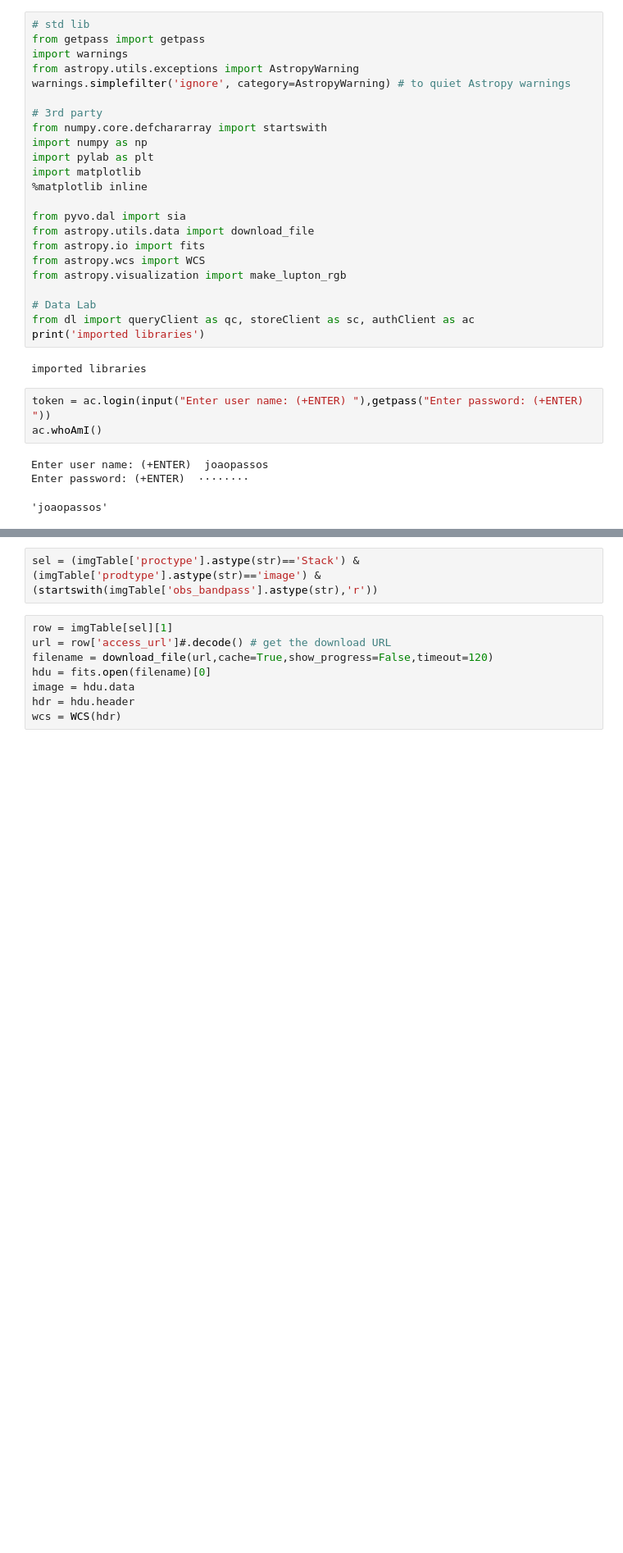
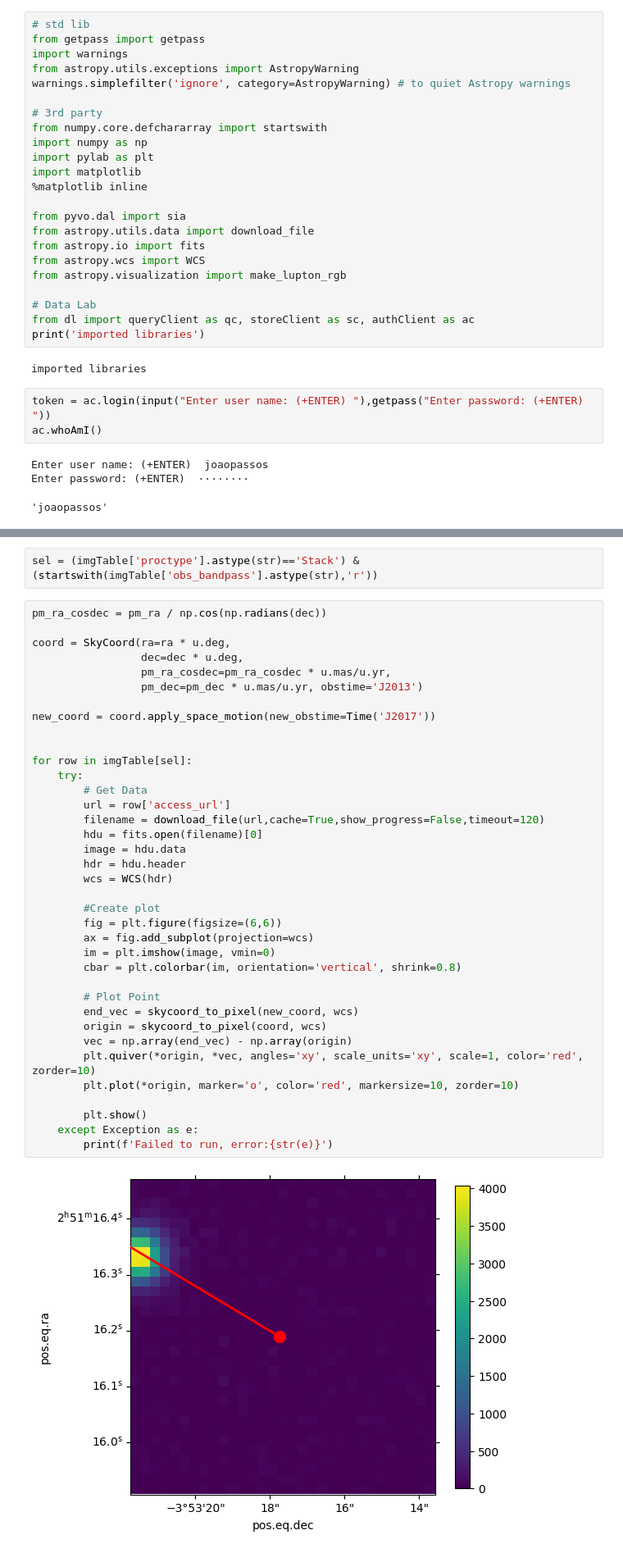
Before and after one commit to JoaoDPassos/brown-dwarf-search, a Jupyter notebook: Jupyter Notebooks/hpms_search/obtain_images.ipynb, the cells around one changed output, grey strips where cells are left out. Shown at 82% size. Saved outputs shown, nothing was run; the diff lists cells and outputs as text; blank space fills up the shorter version.

```diff
--- a/Jupyter Notebooks/hpms_search/obtain_images.ipynb
+++ b/Jupyter Notebooks/hpms_search/obtain_images.ipynb
@@ -155,10 +285,41 @@ Table length=78
 # %%
-sel = (imgTable['proctype'].astype(str)=='Stack') & (imgTable['prodtype'].astype(str)=='image') & (startswith(imgTable['obs_bandpass'].astype(str),'r'))
+sel = (imgTable['proctype'].astype(str)=='Stack') & (startswith(imgTable['obs_bandpass'].astype(str),'r'))
 # %%
-row = imgTable[sel][1]
-url = row['access_url']#.decode() # get the download URL
-filename = download_file(url,cache=True,show_progress=False,timeout=120)
-hdu = fits.open(filename)[0]
-image = hdu.data
-hdr = hdu.header
-wcs = WCS(hdr)
+pm_ra_cosdec = pm_ra / np.cos(np.radians(dec))
+
+coord = SkyCoord(ra=ra * u.deg,
+                 dec=dec * u.deg,
+                 pm_ra_cosdec=pm_ra_cosdec * u.mas/u.yr,
+                 pm_dec=pm_dec * u.mas/u.yr, obstime='J2013')
+
+new_coord = coord.apply_space_motion(new_obstime=Time('J2017'))
+
+
+for row in imgTable[sel]:
+    try:
+        # Get Data
+        url = row['access_url']
+        filename = download_file(url,cache=True,show_progress=False,timeout=120)
+        hdu = fits.open(filename)[0]
+        image = hdu.data
+        hdr = hdu.header
+        wcs = WCS(hdr)
+
+        #Create plot
+        fig = plt.figure(figsize=(6,6))
+        ax = fig.add_subplot(projection=wcs)
+        im = plt.imshow(image, vmin=0)
+        cbar = plt.colorbar(im, orientation='vertical', shrink=0.8)
+
+        # Plot Point
+        end_vec = skycoord_to_pixel(new_coord, wcs)
+        origin = skycoord_to_pixel(coord, wcs)
+        vec = np.array(end_vec) - np.array(origin)
+        plt.quiver(*origin, *vec, angles='xy', scale_units='xy', scale=1, color='red', zorder=10)
+        plt.plot(*origin, marker='o', color='red', markersize=10, zorder=10)
+
+        plt.show()
+    except Exception as e:
+        print(f'Failed to run, error:{str(e)}')
+# %% [output]
+[figure, added]
```
Also changed, not shown: parts of 12 cells of this notebook.
